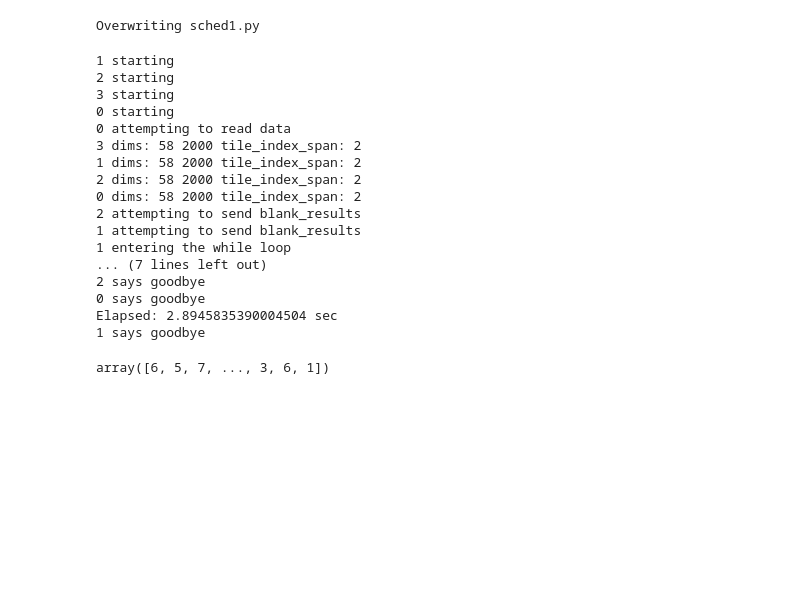
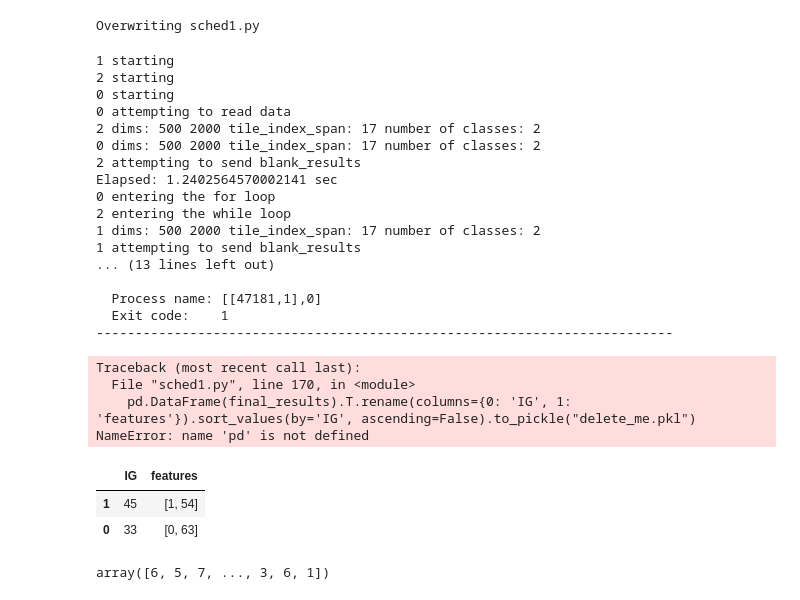
Before and after one commit to olszewskip/MDFS_playground, a Jupyter notebook: python/scheduler/scheduler0.ipynb, the cells around one changed output. Drawn from its saved outputs; the diff is of its cells as text; code cells hidden in the pictures; blank space fills up the shorter version.

```diff
--- a/python/scheduler/scheduler0.ipynb
+++ b/python/scheduler/scheduler0.ipynb
@@ -897,25 +927,37 @@ else:
 Overwriting sched1.py
 # %%
 %%bash
-mpirun -n 4 python sched1.py
+mpirun -n 3 python sched1.py
 # %% [output]
 1 starting
 2 starting
-3 starting
 0 starting
 0 attempting to read data
-3 dims: 58 2000 tile_index_span: 2
-1 dims: 58 2000 tile_index_span: 2
-2 dims: 58 2000 tile_index_span: 2
-0 dims: 58 2000 tile_index_span: 2
+2 dims: 500 2000 tile_index_span: 17 number of classes: 2
+0 dims: 500 2000 tile_index_span: 17 number of classes: 2
 2 attempting to send blank_results
+Elapsed: 1.2402564570002141 sec
+0 entering the for loop
+2 entering the while loop
+1 dims: 500 2000 tile_index_span: 17 number of classes: 2
 1 attempting to send blank_results
-1 entering the while loop
-... (7 lines left out)
-2 says goodbye
-0 says goodbye
-Elapsed: 2.8945835390004504 sec
-1 says goodbye
+... (13 lines left out)
+
+  Process name: [[47181,1],0]
+  Exit code:    1
+--------------------------------------------------------------------------
+Traceback (most recent call last):
+  File "sched1.py", line 170, in <module>
+    pd.DataFrame(final_results).T.rename(columns={0: 'IG', 1: 'features'}).sort_values(by='IG', ascending=False).to_pickle("delete_me.pkl")
+NameError: name 'pd' is not defined
+# %%
+madelon_results = pd.read_pickle("delete_me.pkl")
+# %%
+madelon_results
+# %% [output]
+|  | IG | features |
+| 1 | 45 | [1, 54] |
+| 0 | 33 | [0, 63] |
 # %%
 import numpy as np
 from scipy.stats import rankdata
```
Also changed, not shown: parts of 14 cells of this notebook, 3 other files.
